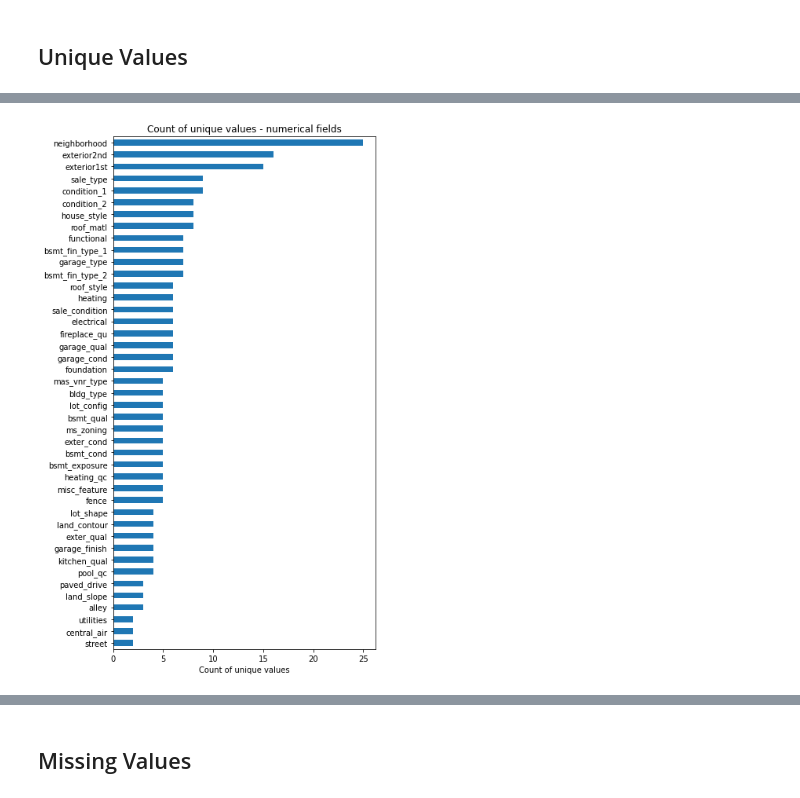
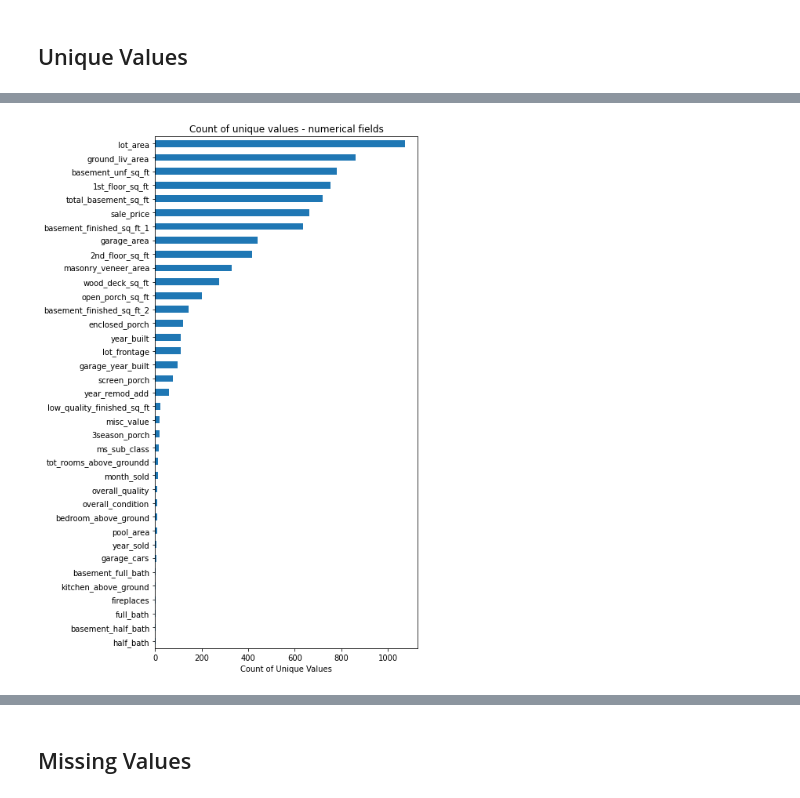
Before and after one commit to jeandsantos/deploying-housing-price-model, a Jupyter notebook: analysis.ipynb, the cells around one changed output, grey strips where cells are left out. Cells and saved outputs as stored; diff of their text form; code cells hidden in the pictures.

Commit message:
added methods to data class + plot_count_unique

```diff
--- a/analysis.ipynb
+++ b/analysis.ipynb
@@ -30,9 +96,9 @@ Shape of testing data: (1459, 79)
 # %%
-rgx = '(?<=^[A-Z]{2})(?=[A-Z]{1}[a-z])|(?<=[a-z]{1})(?=[A-Z])|(?=[0-9]$)'
+# Create more human-readable columns
+for regex, repl in REGEX_REPL_COLUMN:
+    train.columns = train.columns.map(lambda x: re.sub(string=x, pattern=regex, repl=repl))
 
-# standardize columns names to lower case with underscore to separate words
-train.columns = train.columns.map(lambda x: re.sub(string=x, pattern=rgx, repl="_").lower())
-test.columns  = test.columns.map(lambda x: re.sub(string=x, pattern=rgx, repl="_").lower())
+train.columns = train.columns.map(str.lower)
 
 print(f'Columns of training data: {train.columns.tolist()}')
 # %% [output]
@@ -72,8 +130,6 @@ plt.show()
-# %%
-plt.figure(figsize=(6,12))
-plt.title('Count of unique values - numerical fields')
-train.select_dtypes(exclude=['float64', 'int64']).apply(lambda x: len(x.unique())).sort_values(ascending=True).plot(kind='barh')
-plt.xlabel('Count of unique values')
-plt.show()
-# %% [output]
-[figure, removed]
+# %%
+plot_count_unique(train.df,
+                  dtype_include=['float64', 'int64'],
+                  title='Count of unique values - numerical fields')
+# %% [output]
+[figure, added]
```
Also changed, not shown: parts of 13 cells of this notebook, 5 other files.
